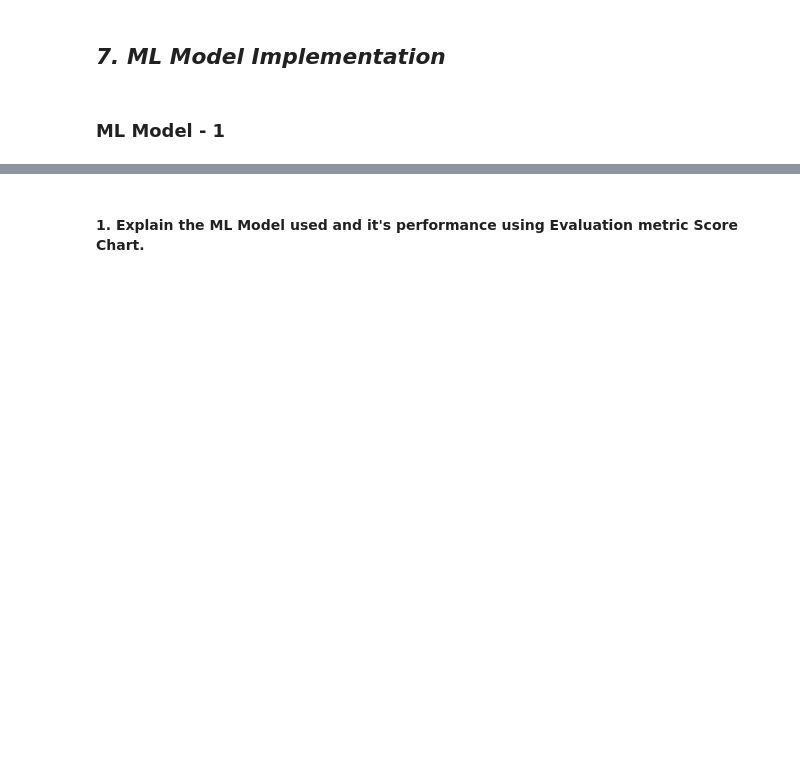
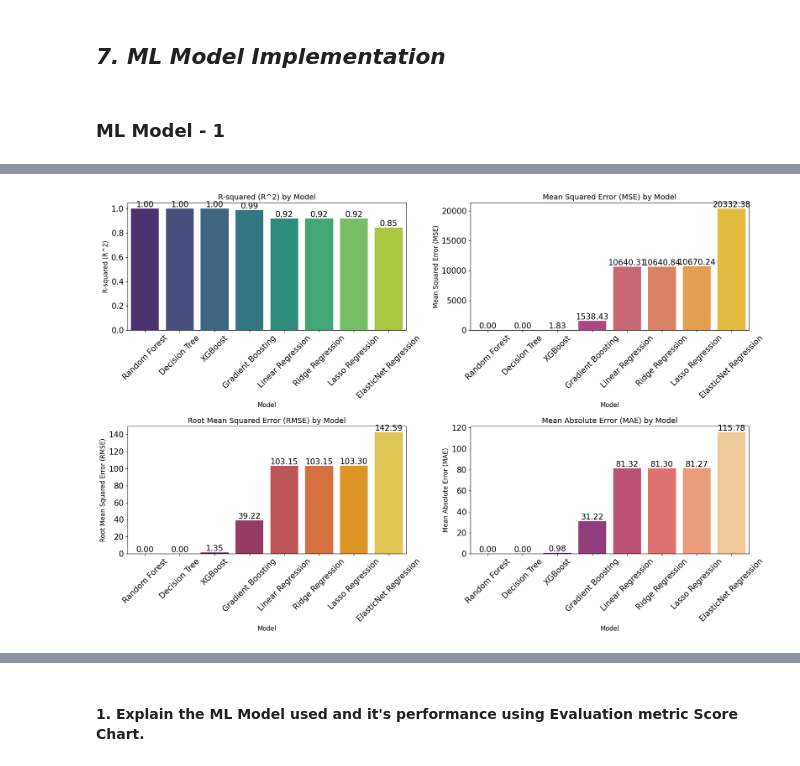
Before and after one commit to amol004/Voyage-Analytics-Integrating-MLOps-in-Travel, a Jupyter notebook: Capstone_Project_Productionization_of_ML_Systems.ipynb, the cells around one changed output, grey strips where cells are left out. Cells and saved outputs as stored; diff of their text form; code cells hidden in the pictures; blank space fills up the shorter version.

```diff
--- a/Capstone_Project_Productionization_of_ML_Systems.ipynb
+++ b/Capstone_Project_Productionization_of_ML_Systems.ipynb
@@ -1230,3 +1228,8 @@ X_train, X_test, y_train, y_test = train_test_split(X, y, test_size=0.2, random_
+# %%
+# Scaling your data
+scaler = StandardScaler()
+X_train = scaler.fit_transform(X_train)
+X_test = scaler.transform(X_test)
 # %% [markdown]
 ##### Which method have you used to scale you data and why?
 # %% [markdown]
@@ -1269,0 +1345,24 @@ Answer Here.
+# %%
+# Visualizing evaluation Metric Score chart
+
+fig, axes = plt.subplots(nrows=2, ncols=2, figsize=(18, 12))
+axes = axes.flatten()
+
+metrics = ['R-squared (R^2)', 'Mean Squared Error (MSE)', 'Root Mean Squared Error (RMSE)', 'Mean Absolute Error (MAE)']
+colors = ['viridis', 'plasma', 'inferno', 'magma']
+
+for i, metric in enumerate(metrics):
+    sns.barplot(x='Model', y=metric, data=model_performance_df, ax=axes[i], palette=colors[i])
+    axes[i].set_title(f'{metric} by Model', fontsize=14)
+    axes[i].set_xlabel('Model', fontsize=12)
+    axes[i].set_ylabel(metric, fontsize=12)
+    axes[i].tick_params(axis='x', rotation=45)
+
+    # Add numerical values on top of each bar
+    for container in axes[i].containers:
+        axes[i].bar_label(container, fmt='%.2f') # Format to two decimal places
+
+plt.tight_layout()
+plt.show()
+# %% [output]
+[figure, added]
```
Also changed, not shown: parts of 4 cells of this notebook.
